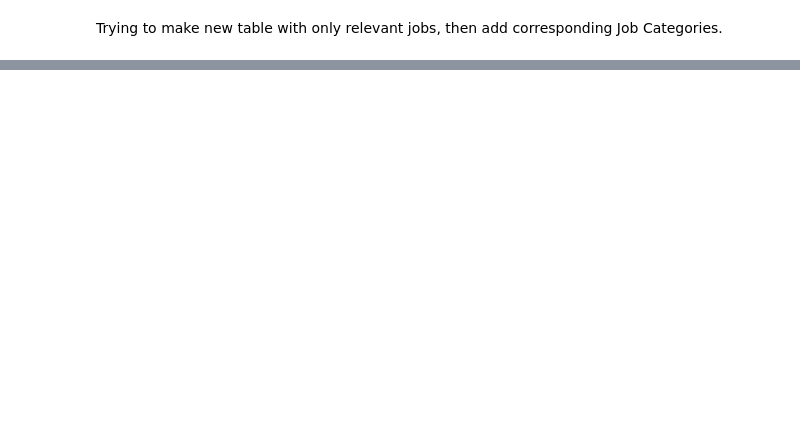
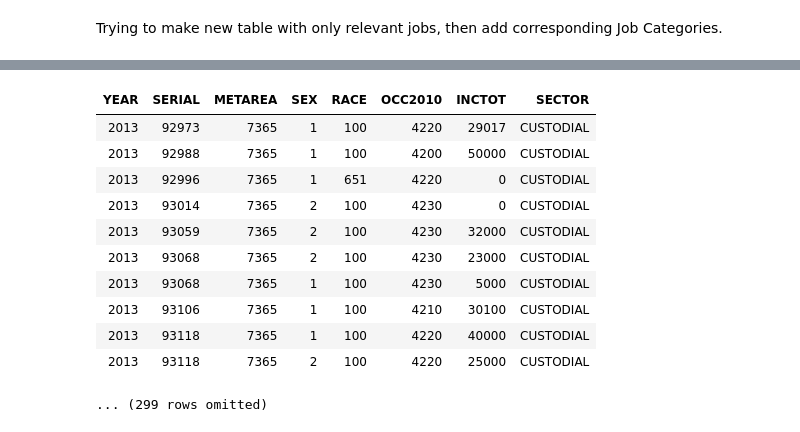
Before and after one commit to ds-modules/GWS-131, a Jupyter notebook: bay_area.ipynb, the cells around one changed output, grey strips where cells are left out. Saved outputs shown, nothing was run; the diff lists cells and outputs as text; code cells hidden in the pictures; blank space fills up the shorter version.

```diff
--- a/bay_area.ipynb
+++ b/bay_area.ipynb
@@ -87,0 +214,16 @@ with_sector
+# %%
+custodial_jobs=with_sector.where("SECTOR", are.equal_to("CUSTODIAL"))
+custodial_jobs
+# %% [output]
+| YEAR | SERIAL | METAREA | SEX | RACE | OCC2010 | INCTOT | SECTOR |
+| 2013 | 92973 | 7365 | 1 | 100 | 4220 | 29017 | CUSTODIAL |
+| 2013 | 92988 | 7365 | 1 | 100 | 4200 | 50000 | CUSTODIAL |
+| 2013 | 92996 | 7365 | 1 | 651 | 4220 | 0 | CUSTODIAL |
+| 2013 | 93014 | 7365 | 2 | 100 | 4230 | 0 | CUSTODIAL |
+| 2013 | 93059 | 7365 | 2 | 100 | 4230 | 32000 | CUSTODIAL |
+| 2013 | 93068 | 7365 | 2 | 100 | 4230 | 23000 | CUSTODIAL |
+| 2013 | 93068 | 7365 | 1 | 100 | 4230 | 5000 | CUSTODIAL |
+| 2013 | 93106 | 7365 | 1 | 100 | 4210 | 30100 | CUSTODIAL |
+| 2013 | 93118 | 7365 | 1 | 100 | 4220 | 40000 | CUSTODIAL |
+| 2013 | 93118 | 7365 | 2 | 100 | 4220 | 25000 | CUSTODIAL |
+... (299 rows omitted)
```
Also changed, not shown: parts of 14 cells of this notebook, 1 other file.
